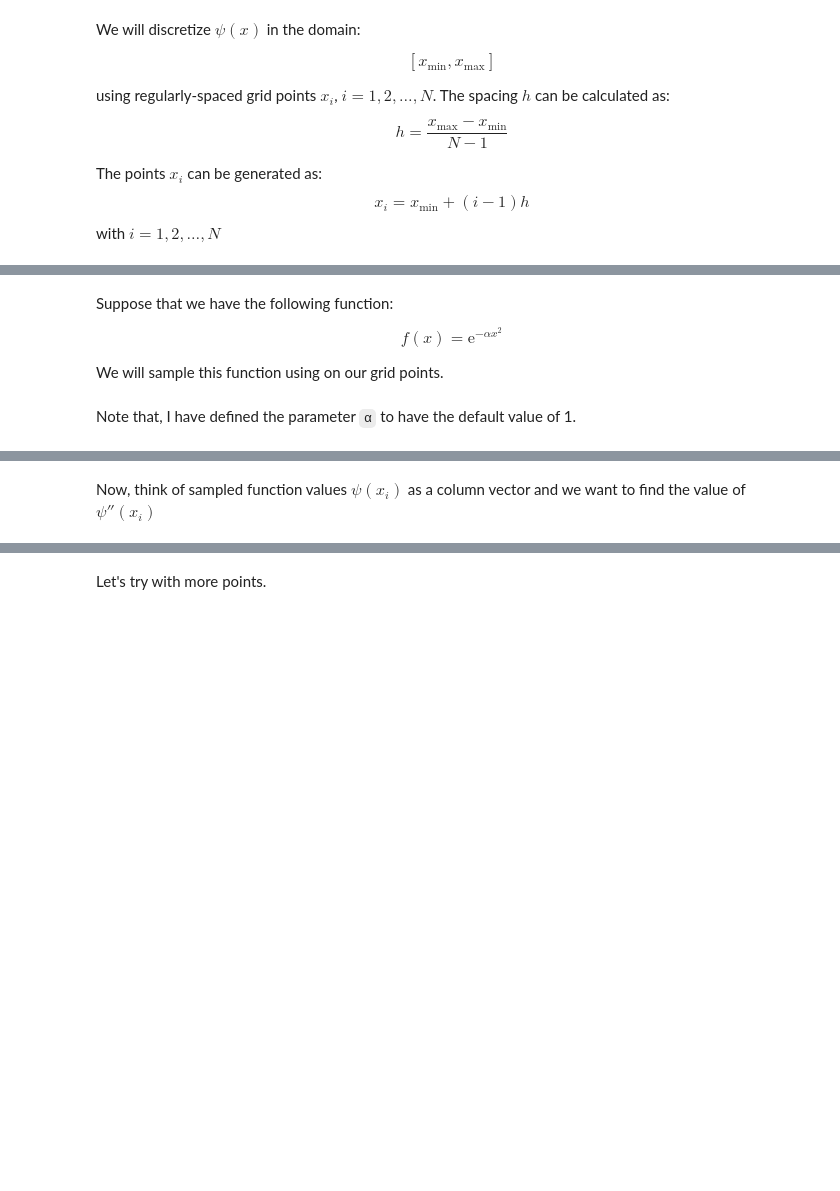
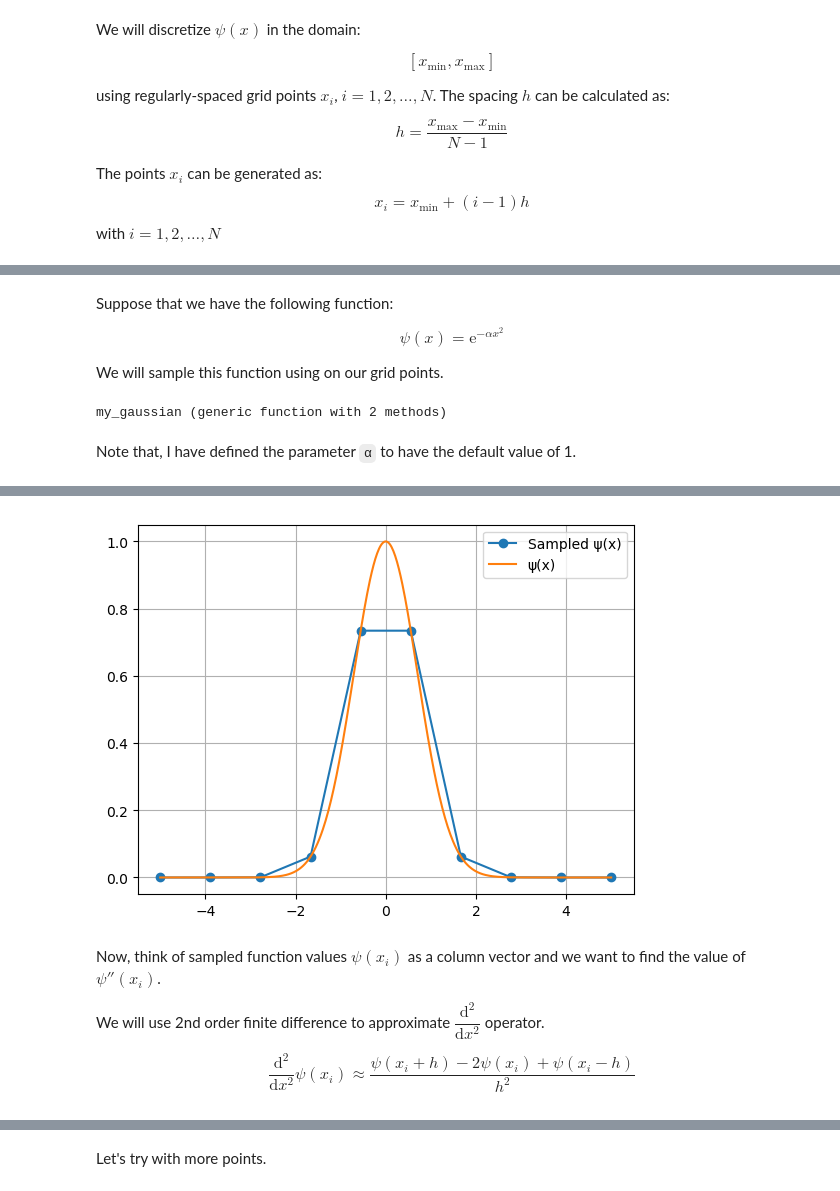
Before and after one commit to f-fathurrahman/ffr-komputasi-material, a Jupyter notebook: NumericalQM/FD1d_v1.ipynb, the cells around one changed output, grey strips where cells are left out. Cells and saved outputs as stored; diff of their text form; code cells hidden in the pictures; blank space fills up the shorter version.

```diff
--- a/NumericalQM/FD1d_v1.ipynb
+++ b/NumericalQM/FD1d_v1.ipynb
@@ -12,3 +4,0 @@ set_matplotlib_formats("svg")
-# %%
-import matplotlib
-matplotlib.style.use("default")
@@ -53,9 +47,10 @@ x_min = -5.0
 x_max = 5.0
 L = x_max - x_min
 h = L/(N-1)
-x = np.zeros(N)
-for i in range(N):
-    x[i] = x_min + i*h
+x = zeros(Float64,N)
+for i = 1:N
+    x[i] = x_min + (i-1)*h
+end
 # %%
 x
 # %% [output]
@@ -65,20 +69,23 @@ array([-5.        , -3.88888889, -2.77777778, -1.66666667, -0.55555556,
 Suppose that we have the following function:
 
 $$
-f(x) = \text{e}^{-\alpha x^2}
+\psi(x) = \text{e}^{-\alpha x^2}
 $$
 
 We will sample this function using on our grid points.
 # %%
-def my_gaussian(x, α=1.0):
-    return np.exp(-α*x**2)
+function my_gaussian(x, α=1.0)
+    return exp(-α*x^2)
+end
+# %% [output]
+my_gaussian (generic function with 2 methods)
 # %% [markdown]
 Note that, I have defined the parameter `α` to have the default value of 1.
 # %%
-x_dense = np.linspace(x_min,x_max,num=500)
+x_dense = range(x_min, x_max, length=500)
 plt.clf()
-plt.plot(x, my_gaussian(x), marker="o", label="Sampled f(x)")
-plt.plot(x_dense, myfunc_01(x_dense), label="f(x)")
+plt.plot(x, my_gaussian.(x), marker="o", label="Sampled ψ(x)")
+plt.plot(x_dense, my_gaussian.(x_dense), label="ψ(x)")
 plt.grid()
 plt.legend();
 # %% [output]
@@ -86,2 +92,10 @@ plt.legend();
+[figure, added]
 # %% [markdown]
-Now, think of sampled function values $\psi(x_{i})$ as a column vector and we want to find the value of $\psi''(x_{i})$
+Now, think of sampled function values $\psi(x_{i})$ as a column vector and we want to find the value of $\psi''(x_{i})$.
+
+We will use 2nd order finite difference to approximate $\dfrac{\mathrm{d}^2}{\mathrm{d}x^2}$ operator.
+
+$$
+\frac{\mathrm{d}^2}{\mathrm{d}x^2}\psi(x_{i}) \approx
+\frac{ \psi(x_{i} + h) - 2\psi(x_{i}) + \psi(x_{i} - h)}{h^2}
+$$
```
Also changed, not shown: parts of 83 cells of this notebook.
